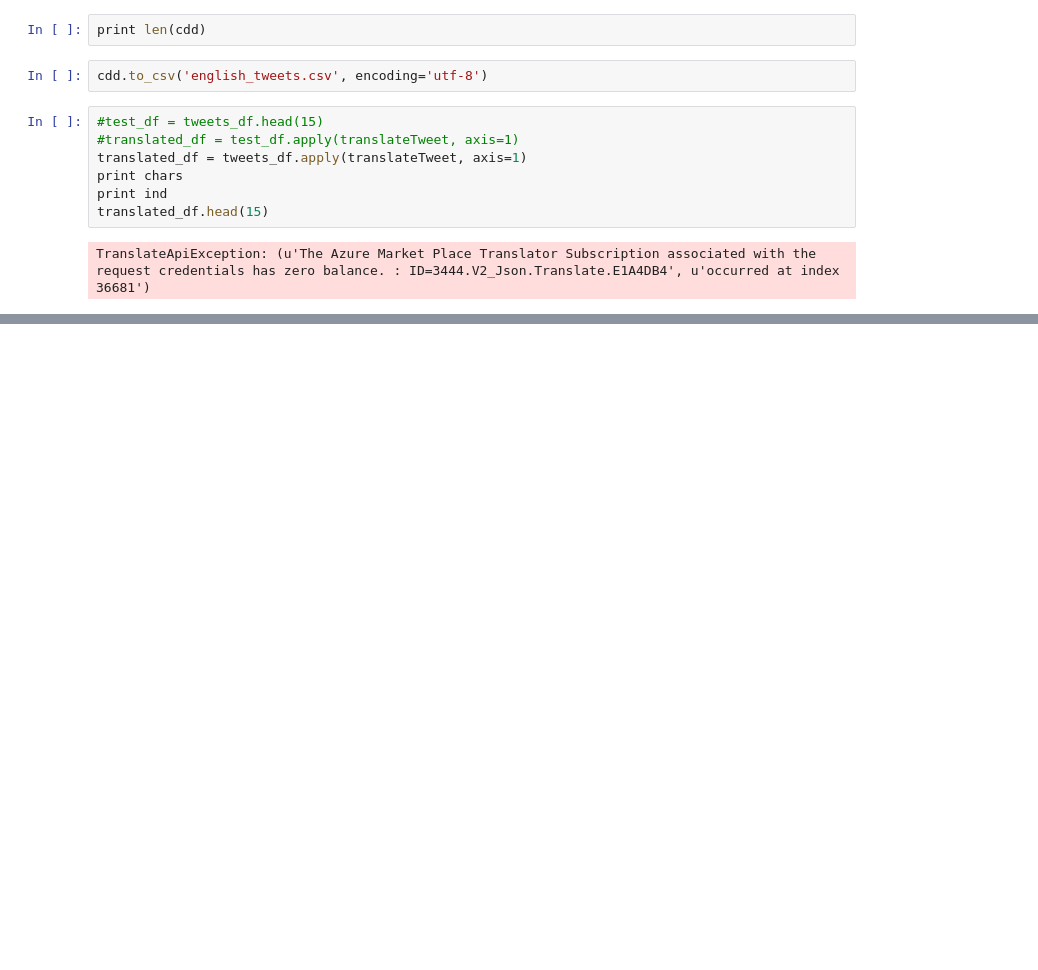
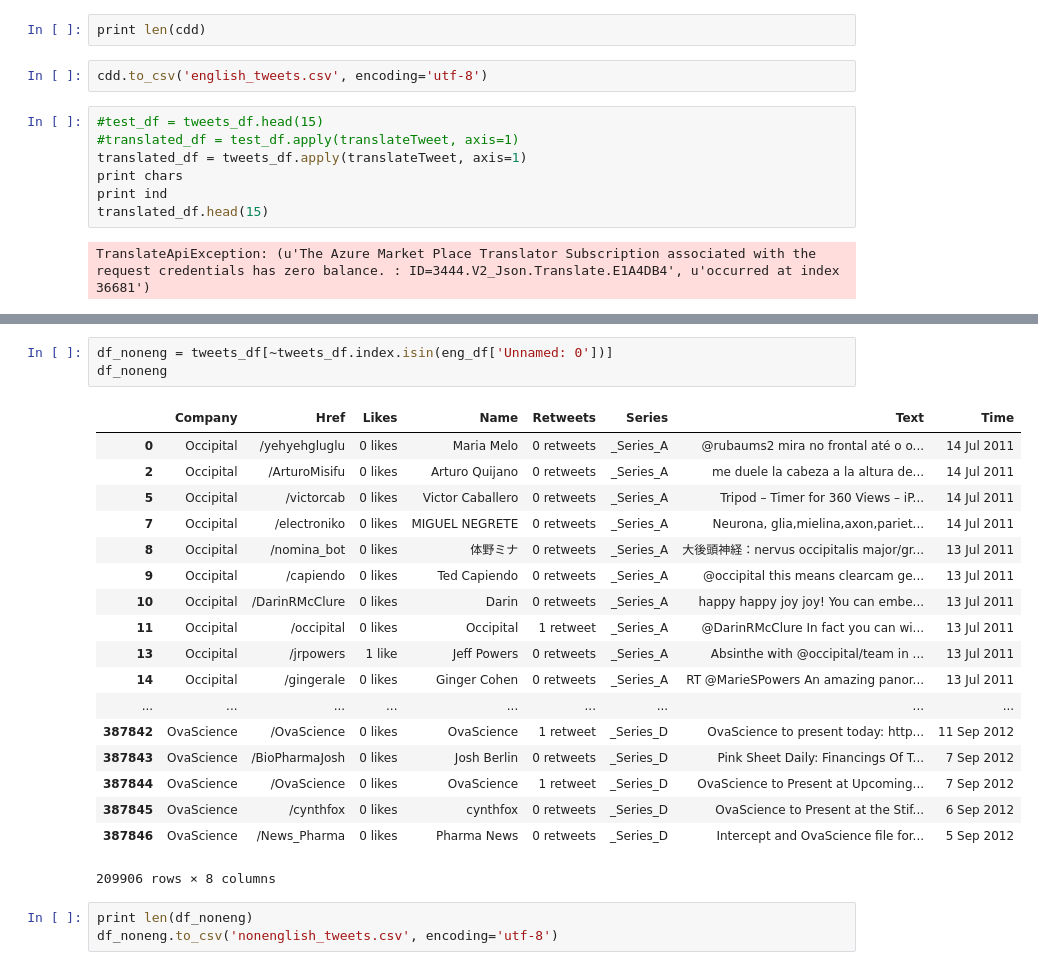
Before and after one commit to kyang01/startup-analysis, a Jupyter notebook: startups/translate-tweets.ipynb, the cells around one changed output, grey strips where cells are left out. Saved outputs shown, nothing was run; the diff lists cells and outputs as text; blank space fills up the shorter version.

```diff
--- a/startups/translate-tweets.ipynb
+++ b/startups/translate-tweets.ipynb
@@ -176,0 +230,25 @@ TranslateApiException: (u'The Azure Market Place Translator Subscription associa
+# %%
+df_noneng = tweets_df[~tweets_df.index.isin(eng_df['Unnamed: 0'])]
+df_noneng
+# %% [output]
+|  | Company | Href | Likes | Name | Retweets | Series | Text | Time |
+| 0 | Occipital | /yehyehgluglu | 0 likes | Maria Melo | 0 retweets | _Series_A | @rubaums2 mira no frontal até o o... | 14 Jul 2011 |
+| 2 | Occipital | /ArturoMisifu | 0 likes | Arturo Quijano | 0 retweets | _Series_A | me duele la cabeza a la altura de... | 14 Jul 2011 |
+| 5 | Occipital | /victorcab | 0 likes | Victor Caballero | 0 retweets | _Series_A | Tripod – Timer for 360 Views – iP... | 14 Jul 2011 |
+| 7 | Occipital | /electroniko | 0 likes | MIGUEL NEGRETE | 0 retweets | _Series_A | Neurona, glia,mielina,axon,pariet... | 14 Jul 2011 |
+| 8 | Occipital | /nomina_bot | 0 likes | 体野ミナ | 0 retweets | _Series_A | 大後頭神経：nervus occipitalis major/gr... | 13 Jul 2011 |
+| 9 | Occipital | /capiendo | 0 likes | Ted Capiendo | 0 retweets | _Series_A | @occipital this means clearcam ge... | 13 Jul 2011 |
+| 10 | Occipital | /DarinRMcClure | 0 likes | Darin | 0 retweets | _Series_A | happy happy joy joy! You can embe... | 13 Jul 2011 |
+| 11 | Occipital | /occipital | 0 likes | Occipital | 1 retweet | _Series_A | @DarinRMcClure In fact you can wi... | 13 Jul 2011 |
+| 13 | Occipital | /jrpowers | 1 like | Jeff Powers | 0 retweets | _Series_A | Absinthe with @occipital/team in ... | 13 Jul 2011 |
+| 14 | Occipital | /gingerale | 0 likes | Ginger Cohen | 0 retweets | _Series_A | RT @MarieSPowers An amazing panor... | 13 Jul 2011 |
+| ... | ... | ... | ... | ... | ... | ... | ... | ... |
+| 387842 | OvaScience | /OvaScience | 0 likes | OvaScience | 1 retweet | _Series_D | OvaScience to present today: http... | 11 Sep 2012 |
+| 387843 | OvaScience | /BioPharmaJosh | 0 likes | Josh Berlin | 0 retweets | _Series_D | Pink Sheet Daily: Financings Of T... | 7 Sep 2012 |
+| 387844 | OvaScience | /OvaScience | 0 likes | OvaScience | 1 retweet | _Series_D | OvaScience to Present at Upcoming... | 7 Sep 2012 |
+| 387845 | OvaScience | /cynthfox | 0 likes | cynthfox | 0 retweets | _Series_D | OvaScience to Present at the Stif... | 6 Sep 2012 |
+| 387846 | OvaScience | /News_Pharma | 0 likes | Pharma News | 0 retweets | _Series_D | Intercept and OvaScience file for... | 5 Sep 2012 |
+209906 rows × 8 columns
+# %%
+print len(df_noneng)
+df_noneng.to_csv('nonenglish_tweets.csv', encoding='utf-8')
```
Also changed, not shown: parts of 16 cells of this notebook, 15 other files.
